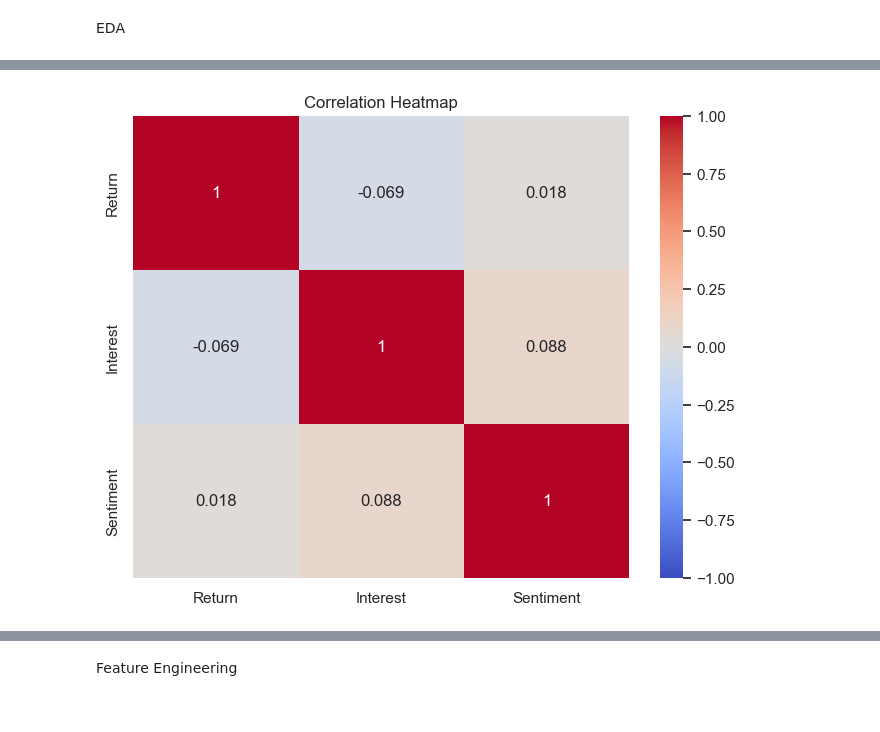
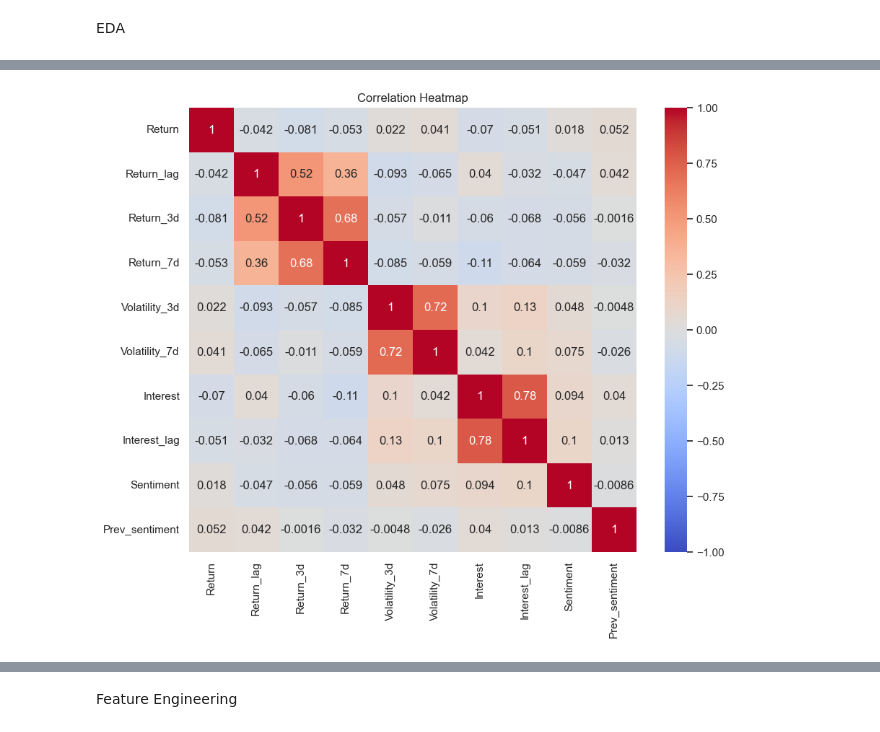
Before and after one commit to maddwillson/dsci510_fall2025_final_project, a Jupyter notebook: src/results.ipynb, the cells around one changed output, grey strips where cells are left out. Saved outputs shown, nothing was run; the diff lists cells and outputs as text; code cells hidden in the pictures.

```diff
--- a/src/results.ipynb
+++ b/src/results.ipynb
@@ -95,15 +108,16 @@ plt.show()
 # %%
 # Correlation heatmap
 
-plt.figure(figsize=(8, 6))
-sns.heatmap(df[['Return', 'Interest', 'Sentiment']].corr(),
-            annot=True, cmap='coolwarm', vmin=-1, vmax=1)
+numeric_vars = ['Return', 'Return_lag', 'Return_3d', 'Return_7d',
+                'Volatility_3d', 'Volatility_7d', 'Interest', 'Interest_lag',
+                'Sentiment', 'Prev_sentiment']
+plt.figure(figsize=(10,8))
+sns.heatmap(df[numeric_vars].corr(), annot=True, cmap='coolwarm', vmin=-1, vmax=1)
 plt.title("Correlation Heatmap")
 plt.show()
-
-# plt.savefig("results/correlation_heatmap.png")
+plt.close()
 # %% [output]
-[figure, old version]
+[figure, new version]
 # %%
 # Explore Interest and Sentiment Shapes
 
```
Also changed, not shown: parts of 10 cells of this notebook, 1 other file.
